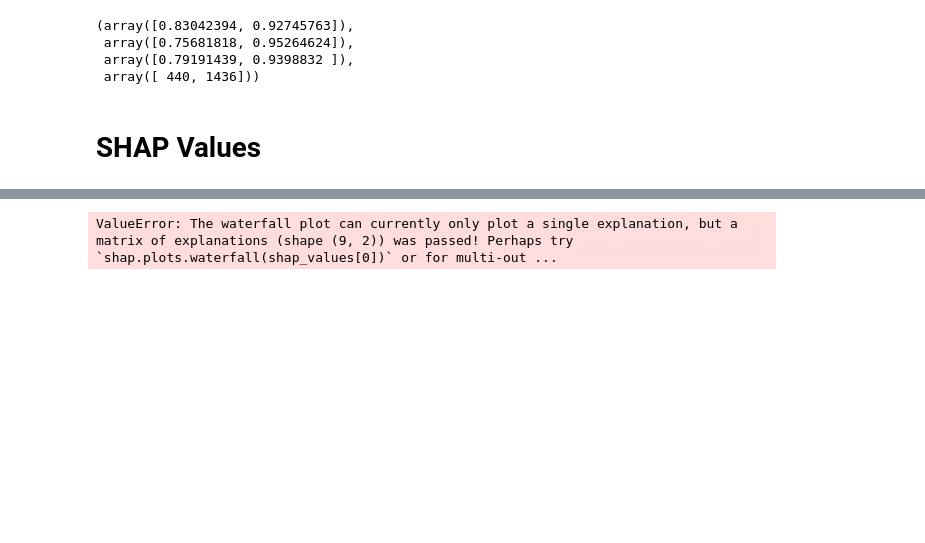
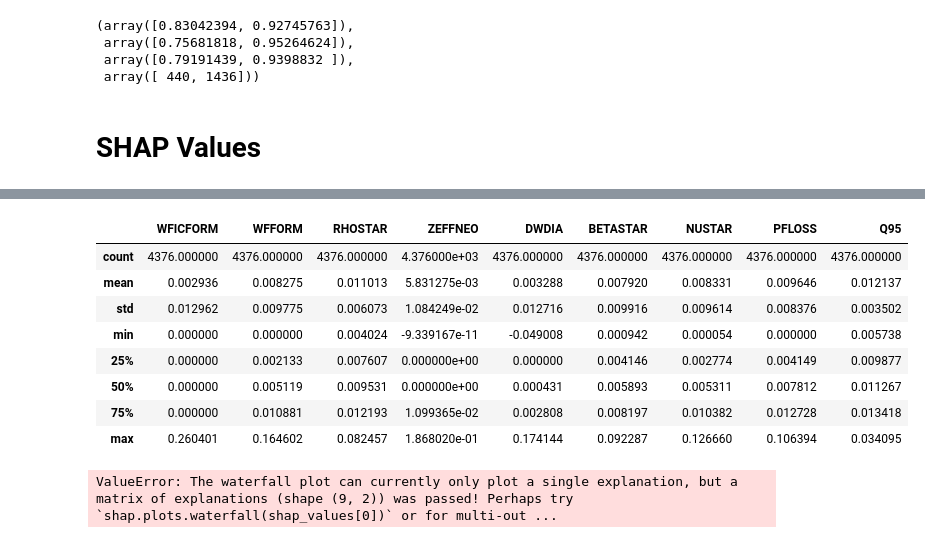
Before and after one commit to Chinnasf/FUSION-EP-Master-Thesis, a Jupyter notebook: Classification/SHAP_Values/Entropy_with_low_MCL.ipynb, the cells around one changed output, grey strips where cells are left out. Drawn from its saved outputs; the diff is of its cells as text; code cells hidden in the pictures; blank space fills up the shorter version.

```diff
--- a/Classification/SHAP_Values/Entropy_with_low_MCL.ipynb
+++ b/Classification/SHAP_Values/Entropy_with_low_MCL.ipynb
@@ -153,9 +141,17 @@ grid_max_test = sns.pairplot(X_test,
-# %%
-# explain the model's predictions using SHAP
-explainer = shap.Explainer(rf)
-shap_values = explainer(X_train)
-
-# visualize the first prediction's explanation
-shap.plots.waterfall(shap_values[0])
-# %% [output]
-ValueError: The waterfall plot can currently only plot a single explanation, but a matrix of explanations (shape (9, 2)) was passed! Perhaps try `shap.plots.waterfall(shap_values[0])` or for multi-out ...
+# %%
+X_train.describe()
+# %% [output]
+|  | WFICFORM | WFFORM | RHOSTAR | ZEFFNEO | DWDIA | BETASTAR | NUSTAR | PFLOSS | Q95 |
+| count | 4376.000000 | 4376.000000 | 4376.000000 | 4.376000e+03 | 4376.000000 | 4376.000000 | 4376.000000 | 4376.000000 | 4376.000000 |
+| mean | 0.002936 | 0.008275 | 0.011013 | 5.831275e-03 | 0.003288 | 0.007920 | 0.008331 | 0.009646 | 0.012137 |
+| std | 0.012962 | 0.009775 | 0.006073 | 1.084249e-02 | 0.012716 | 0.009916 | 0.009614 | 0.008376 | 0.003502 |
+| min | 0.000000 | 0.000000 | 0.004024 | -9.339167e-11 | -0.049008 | 0.000942 | 0.000054 | 0.000000 | 0.005738 |
+| 25% | 0.000000 | 0.002133 | 0.007607 | 0.000000e+00 | 0.000000 | 0.004146 | 0.002774 | 0.004149 | 0.009877 |
+| 50% | 0.000000 | 0.005119 | 0.009531 | 0.000000e+00 | 0.000431 | 0.005893 | 0.005311 | 0.007812 | 0.011267 |
+| 75% | 0.000000 | 0.010881 | 0.012193 | 1.099365e-02 | 0.002808 | 0.008197 | 0.010382 | 0.012728 | 0.013418 |
+| max | 0.260401 | 0.164602 | 0.082457 | 1.868020e-01 | 0.174144 | 0.092287 | 0.126660 | 0.106394 | 0.034095 |
+# %%
+# visualize the first prediction's explanation
+shap.plots.waterfall(shap_values[0])
+# %% [output]
+ValueError: The waterfall plot can currently only plot a single explanation, but a matrix of explanations (shape (9, 2)) was passed! Perhaps try `shap.plots.waterfall(shap_values[0])` or for multi-out ...
```
Also changed, not shown: parts of 5 cells of this notebook.
